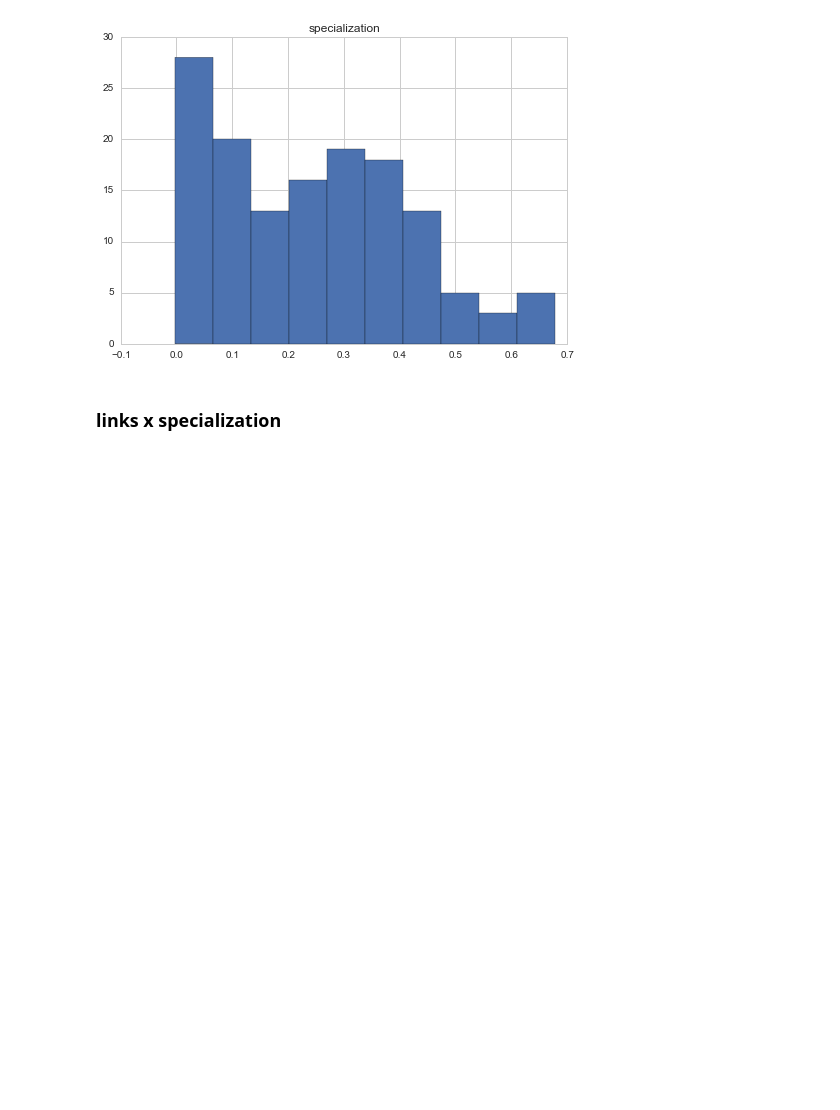
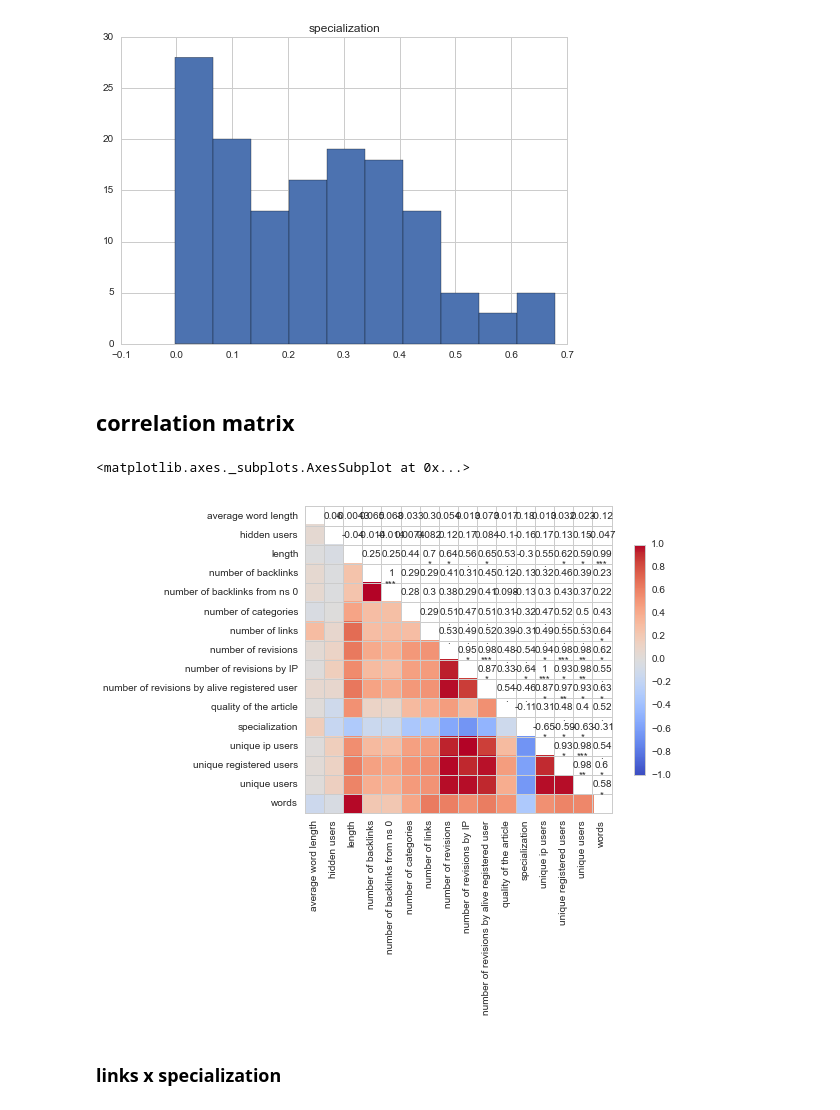
Before and after one commit to WeKeyPedia/notebooks, a Jupyter notebook: dataset geometry.ipynb, the cells around one changed output. Drawn from its saved outputs; the diff is of its cells as text; code cells hidden in the pictures; blank space fills up the shorter version.

```diff
--- a/dataset geometry.ipynb
+++ b/dataset geometry.ipynb
@@ -69,6 +69,13 @@ table.hist("specialization")
 # %% [output]
 array([[<matplotlib.axes._subplots.AxesSubplot object at 0x...>]], dtype=object)
 [figure]
+# %% [markdown]
+## correlation matrix
+# %%
+sns.corrplot(table,diag_names=False)
+# %% [output]
+<matplotlib.axes._subplots.AxesSubplot at 0x...>
+[figure, added]
 # %% [markdown]
 ### links x specialization
 # %%
```
Also changed, not shown: parts of 1 cell of this notebook, 2 other files.
